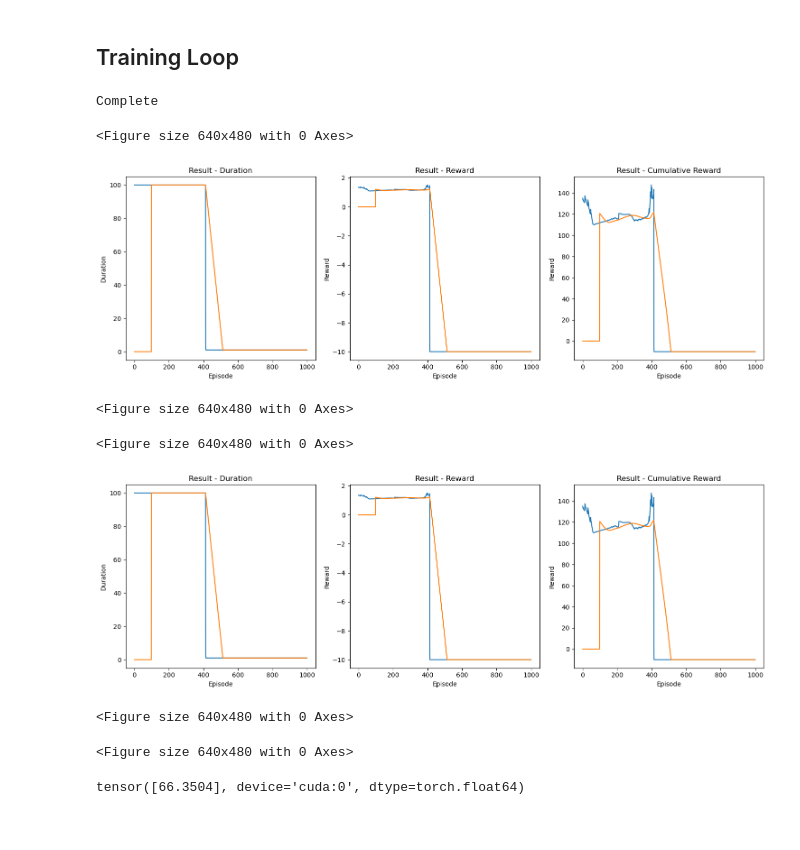
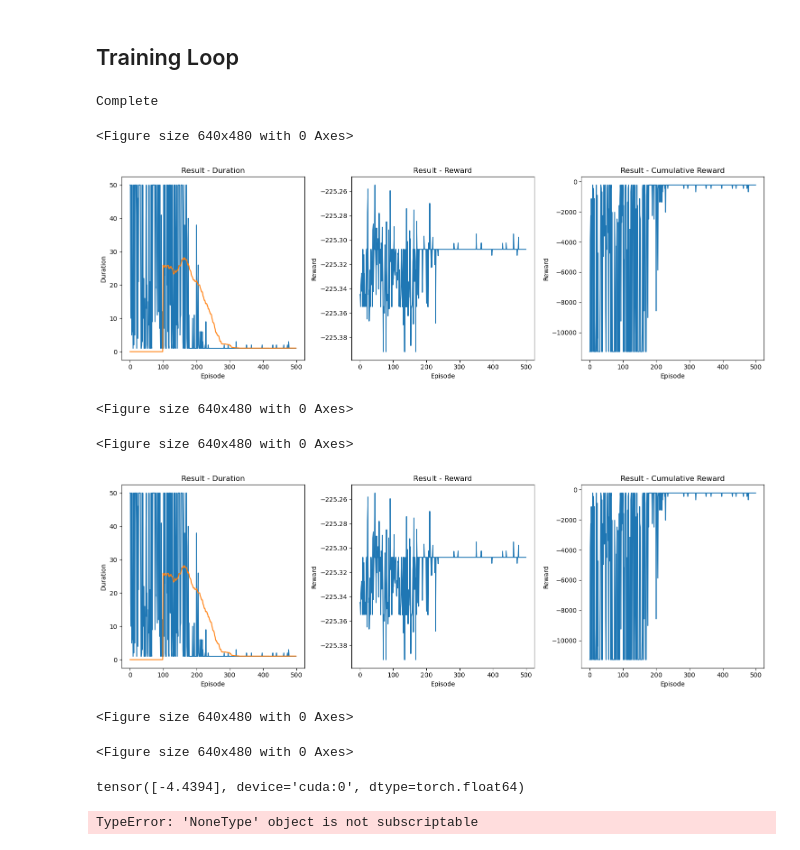
Before and after one commit to Astronauty/AiPEX-Projects, a Jupyter notebook: bond-graph-RL/DQN_Half_Car_Suspension.ipynb, the cells around one changed output. Saved outputs shown, nothing was run; the diff lists cells and outputs as text; code cells hidden in the pictures.

```diff
--- a/bond-graph-RL/DQN_Half_Car_Suspension.ipynb
+++ b/bond-graph-RL/DQN_Half_Car_Suspension.ipynb
@@ -43,8 +43,7 @@ env.reset()
 # %%
 action = spaces.Discrete(4, start=0)
-action.sample()
-print(action)
+action_sample = action.sample()
+print(action_sample)
 
-# observation, reward, terminated, False, info
-env.step(action)
+observation, reward, terminated, _, info = env.step(action_sample)
 # %% [output]
@@ -72,9 +70,9 @@ class ReplayMemory(object):
 class DQN(nn.Module):
     def __init__(self, n_observations, n_actions):
         super(DQN, self).__init__()
-        self.layer1 = nn.Linear(n_observations, 64)
-        self.layer2 = nn.Linear(64, 64)
-        self.layer3 = nn.Linear(64, n_actions)
+        self.layer1 = nn.Linear(n_observations, 32)
+        self.layer2 = nn.Linear(32, 32)
+        self.layer3 = nn.Linear(32, n_actions)
 
     # Called with either one element to determine next action, or a batch
     # during optimization. Returns tensor([[left0exp,right0exp]...]).
@@ -114,9 +111,9 @@ Number of Actions:  4
 # EPS_DECAY controls the rate of exponential decay of epsilon, higher means a slower decay
 # TAU is the update rate of the target network
 # LR is the learning rate of the ``AdamW`` optimizer
-BATCH_SIZE = 256
+BATCH_SIZE = 512
 GAMMA = 0.99
-EPS_START = 0.9
+EPS_START = 0.5
 EPS_END = 0.05
 EPS_DECAY = 1000
 TAU = 0.005
@@ -258,13 +255,13 @@ def plot_durations_and_rewards(show_result=False):
     plt.xlabel('Episode')
     plt.ylabel('Reward')
     plt.plot(rewards_t.numpy())
-    if len(rewards_t) >= 100:
-        means = rewards_t.unfold(0, 100, 1).mean(1).view(-1)
-        means = torch.cat((torch.zeros(99), means))
-        plt.plot(means.numpy())
-    else:
-        means = rewards_t.unfold(0, len(rewards_t), 1).mean(1).view(-1)
-        means = torch.cat((torch.zeros(len(rewards_t)-1), means))
+    # if len(rewards_t) >= 100:
+    #     means = rewards_t.unfold(0, 100, 1).mean(1).view(-1)
+    #     means = torch.cat((torch.zeros(99), means))
+    #     plt.plot(means.numpy())
+    # else:
+    #     means = rewards_t.unfold(0, len(rewards_t), 1).mean(1).view(-1)
+    #     means = torch.cat((torch.zeros(len(rewards_t)-1), means))
 
     # Plot cumulative episode rewards
     plt.subplot(1, 3, 3)  # 1 row, 2 columns, second plot
@@ -276,10 +273,10 @@ def plot_durations_and_rewards(show_result=False):
     plt.xlabel('Episode')
     plt.ylabel('Reward')
     plt.plot(rewards_t.numpy())
-    if len(rewards_t) >= 100:
-        means = rewards_t.unfold(0, 100, 1).mean(1).view(-1)
-        means = torch.cat((torch.zeros(99), means))
-        plt.plot(means.numpy())
+    # if len(rewards_t) >= 100:
+    #     means = rewards_t.unfold(0, 100, 1).mean(1).view(-1)
+    #     means = torch.cat((torch.zeros(99), means))
+    #     plt.plot(means.numpy())
 
     plt.tight_layout()
     plt.pause(0.001)  # pause a bit so that plots are updated
@@ -346,7 +343,8 @@ def optimize_model():
 best_reward = 0.0
 best_response = None
 if torch.cuda.is_available():
-    num_episodes = 1000
+    # num_episodes = 1000
+    num_episodes = 500
 else:
     num_episodes = 50
 
@@ -397,34 +395,34 @@ for i_episode in range(num_episodes):
 
         ## Move to the next state
         state = next_state
 
         ## Perform one step of the optimization (on the policy network)
         optimize_model()
 
         # Soft update of the target network's weights
         # θ′ ← τ θ + (1 −τ )θ′
         target_net_state_dict = target_net.state_dict()
         policy_net_state_dict = policy_net.state_dict()
         for key in policy_net_state_dict:
             target_net_state_dict[key] = policy_net_state_dict[key]*TAU + target_net_state_dict[key]*(1-TAU)
         target_net.load_state_dict(target_net_state_dict)
 
         if done:
             episode_durations.append(t + 1)
             # plot_durations()
             # plot_best_episode_rewards()
             plot_durations_and_rewards()
             break
 
 print('Complete')
 # plot_durations(show_result=True)
 plot_durations_and_rewards(show_result=True)
 plt.ioff()
 plt.show()
 # %% [output]
 Complete
 <Figure size 640x480 with 0 Axes>
-[figure, old version]
+[figure, new version]
 <Figure size 640x480 with 0 Axes>
 <Figure size 640x480 with 0 Axes>
 # %%
@@ -433,10 +431,18 @@ plot_durations_and_rewards(show_result=True)
 plt.ioff()
 plt.show()
 # %% [output]
-[figure, old version]
+[figure, new version]
 <Figure size 640x480 with 0 Axes>
 <Figure size 640x480 with 0 Axes>
 # %%
-100/max(best_episode_rewards)
+1000/max(best_episode_rewards)
 # %% [output]
-tensor([66.3504], device='cuda:0', dtype=torch.float64)
+tensor([-4.4394], device='cuda:0', dtype=torch.float64)
+# %%
+z = best_response
+t_span = [0, 5.0]
+t = np.linspace(t_span[0], t_span[1], 500)
+plt.plot(t, z[:,0])
+plt.show()
+# %% [output]
+TypeError: 'NoneType' object is not subscriptable
```
Also changed, not shown: parts of 5 cells of this notebook, 9 other files.
